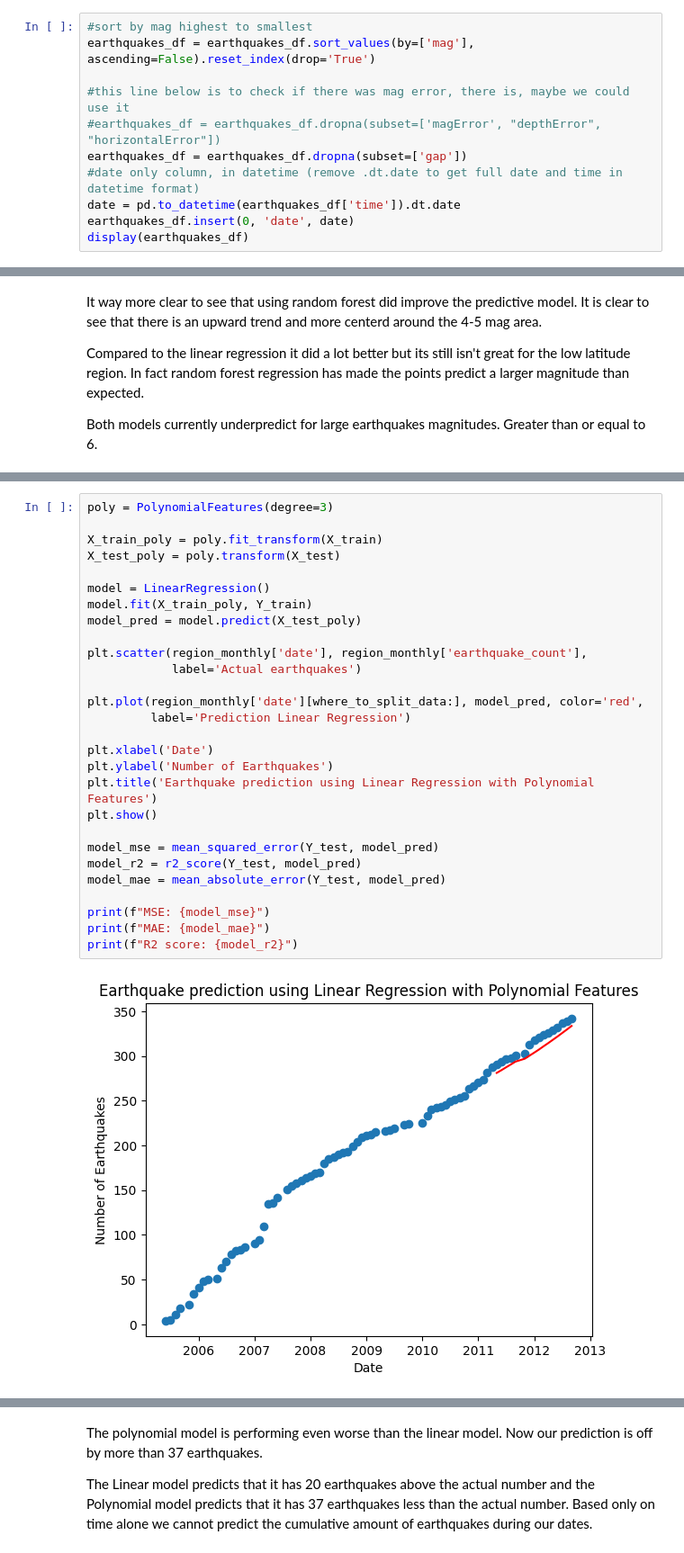
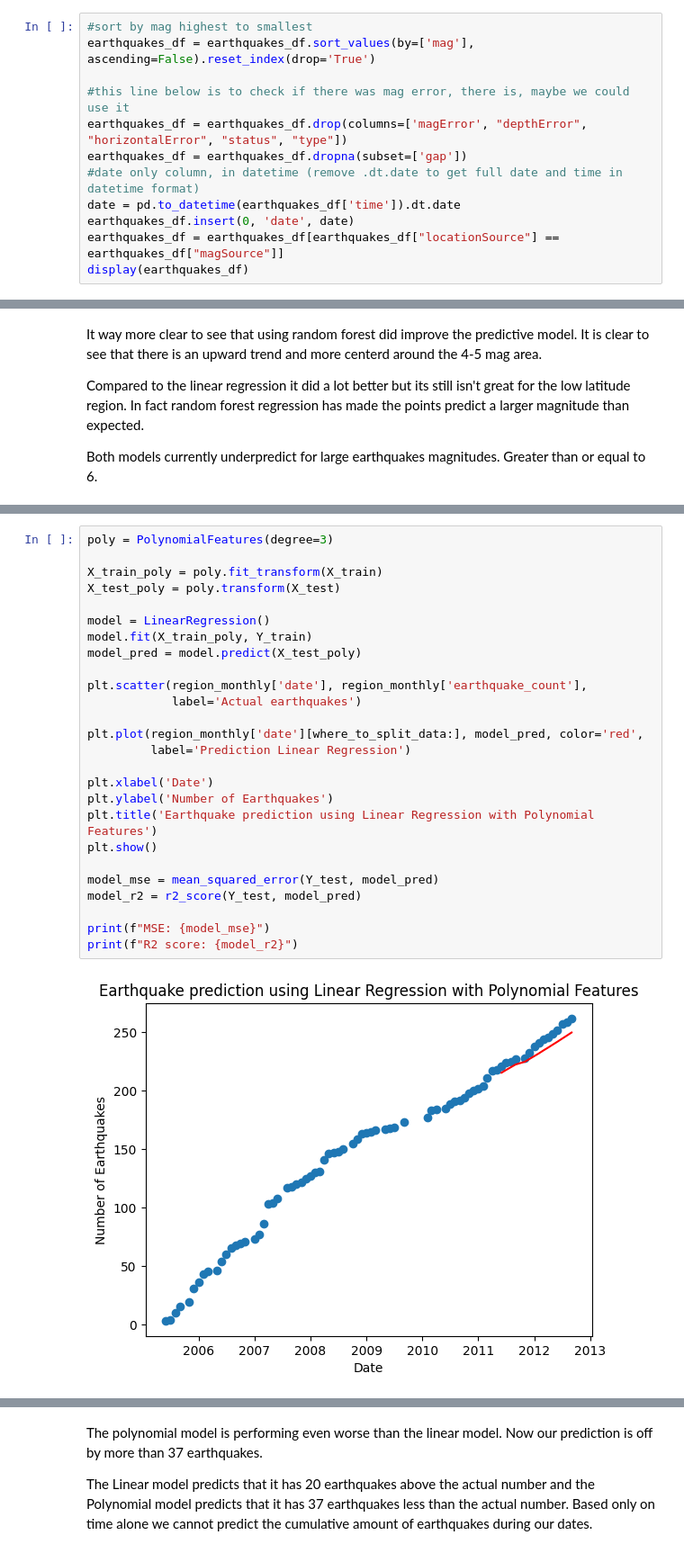
Before and after one commit to NatalieFig/cmsc320finalproj, a Jupyter notebook: CMSC320_Final_Project.ipynb, the cells around one changed output, grey strips where cells are left out. Shown at 90% size. Drawn from its saved outputs; the diff is of its cells as text.

```diff
--- a/CMSC320_Final_Project.ipynb
+++ b/CMSC320_Final_Project.ipynb
@@ -105,10 +112,11 @@ Parse data: Sort by magnitude
 earthquakes_df = earthquakes_df.sort_values(by=['mag'], ascending=False).reset_index(drop='True')
 
 #this line below is to check if there was mag error, there is, maybe we could use it
-#earthquakes_df = earthquakes_df.dropna(subset=['magError', "depthError", "horizontalError"])
+earthquakes_df = earthquakes_df.drop(columns=['magError', "depthError", "horizontalError", "status", "type"])
 earthquakes_df = earthquakes_df.dropna(subset=['gap'])
 #date only column, in datetime (remove .dt.date to get full date and time in datetime format)
 date = pd.to_datetime(earthquakes_df['time']).dt.date
 earthquakes_df.insert(0, 'date', date)
+earthquakes_df = earthquakes_df[earthquakes_df["locationSource"] == earthquakes_df["magSource"]]
 display(earthquakes_df)
 # %% [output]
@@ -1001,30 +828,28 @@ From the results we see that in our prediction we are off by about 20 earthquake
 # %%
 poly = PolynomialFeatures(degree=3)
 
 X_train_poly = poly.fit_transform(X_train)
 X_test_poly = poly.transform(X_test)
 
 model = LinearRegression()
 model.fit(X_train_poly, Y_train)
 model_pred = model.predict(X_test_poly)
 
 plt.scatter(region_monthly['date'], region_monthly['earthquake_count'],
             label='Actual earthquakes')
 
 plt.plot(region_monthly['date'][where_to_split_data:], model_pred, color='red',
          label='Prediction Linear Regression')
 
 plt.xlabel('Date')
 plt.ylabel('Number of Earthquakes')
 plt.title('Earthquake prediction using Linear Regression with Polynomial Features')
 plt.show()
 
 model_mse = mean_squared_error(Y_test, model_pred)
 model_r2 = r2_score(Y_test, model_pred)
-model_mae = mean_absolute_error(Y_test, model_pred)
 
 print(f"MSE: {model_mse}")
-print(f"MAE: {model_mae}")
 print(f"R2 score: {model_r2}")
 # %% [output]
-[figure, old version]
+[figure, new version]
```
Also changed, not shown: parts of 58 cells of this notebook.
